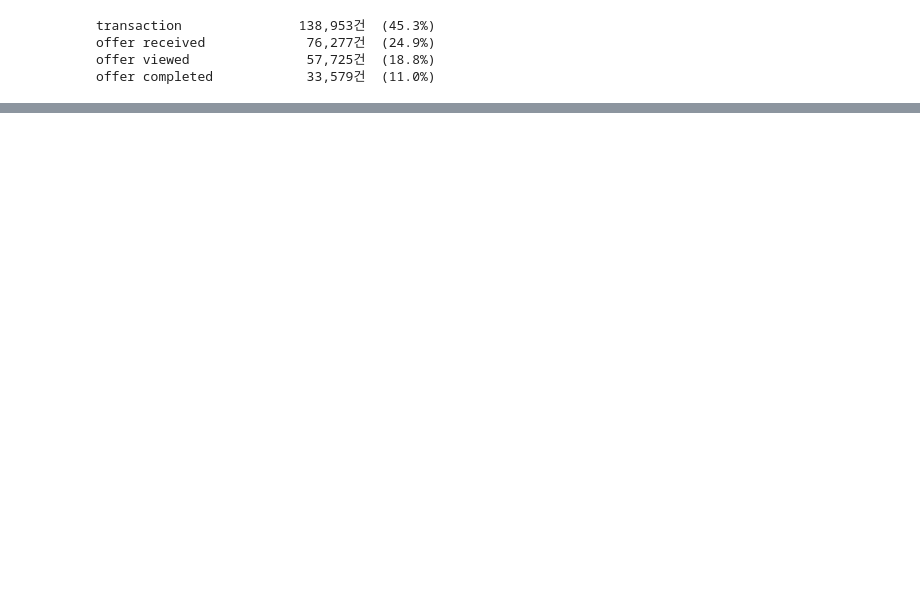
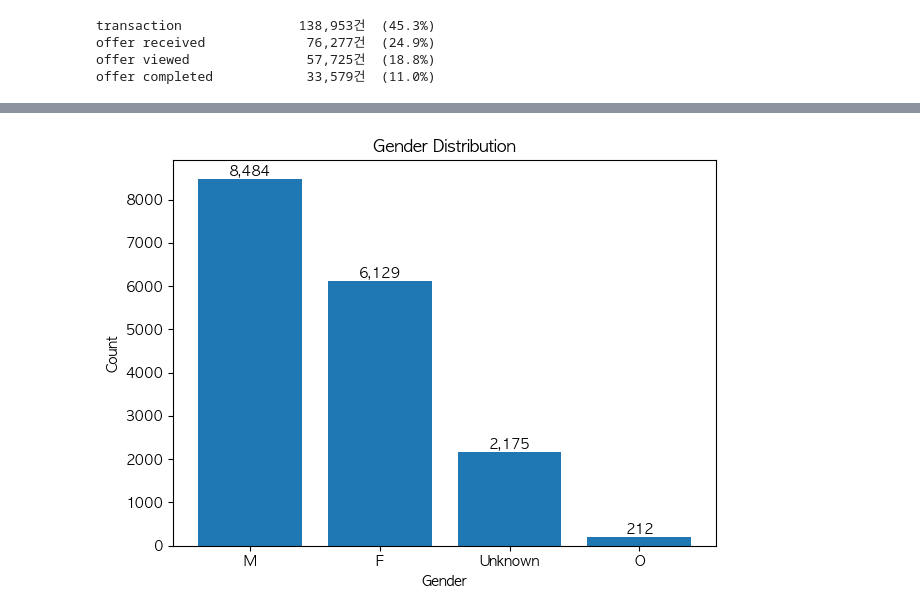
Before and after one commit to rladbstj56/practice_project, a Jupyter notebook: Soyun_EDA/eda.ipynb, the cells around one changed output, grey strips where cells are left out. Saved outputs shown, nothing was run; the diff lists cells and outputs as text; code cells hidden in the pictures; blank space fills up the shorter version.

```diff
--- a/Soyun_EDA/eda.ipynb
+++ b/Soyun_EDA/eda.ipynb
@@ -51,0 +329,7 @@ offer completed            33,579건  (11.0%)
+# %%
+#오퍼 유형별 완료율
+for oftype in ['bogo', 'discount']:
+    df_o = full[full['offer_type'] == oftype]
+    r = df_o[df_o['event'] == 'offer received']['person'].nunique()
+    c = df_o[df_o['event'] == 'offer completed']['person'].nunique()
+    print(f"  {oftype:<12} 수신 {r:,}명  완료 {c:,}명  완료율 {c/r*100:.1f}%")
@@ -51,0 +339,5 @@ offer completed            33,579건  (11.0%)
+# %%
+#고객 단위별 집계(중복 제거)
+customer = full[['person','gender','age','age_group','age_gender','income','income_group']].drop_duplicates('person')
+
+print(f"총 고객 수: {len(customer):,}명")
@@ -51,0 +346,4 @@ offer completed            33,579건  (11.0%)
+# %%
+print(" [성별]")
+for v, c in customer['gender'].value_counts(dropna=False).items():
+    print(f"  {v:<10} {c:,}명  ({c/len(customer)*100:.1f}%)")
@@ -51,0 +356,11 @@ offer completed            33,579건  (11.0%)
+# %%
+gender_df = (
+    customer['gender']
+    .value_counts(dropna=False)
+    .rename_axis('gender')
+    .reset_index(name='count')
+)
+
+# 비율 추가
+gender_df['ratio'] = gender_df['count'] / len(customer) * 100
+gender_df
@@ -51,0 +373,17 @@ offer completed            33,579건  (11.0%)
+# %%
+
+plt.figure()
+plt.bar(gender_df['gender'], gender_df['count'])
+
+# 값 표시
+for i, v in enumerate(gender_df['count']):
+    plt.text(i, v, f"{v:,}", ha='center', va='bottom')
+
+plt.title('Gender Distribution')
+plt.xlabel('Gender')
+plt.ylabel('Count')
+
+plt.tight_layout()
+plt.show()
+# %% [output]
+[figure, added]
```
Also changed, not shown: parts of 49 cells of this notebook, 8 other files.
